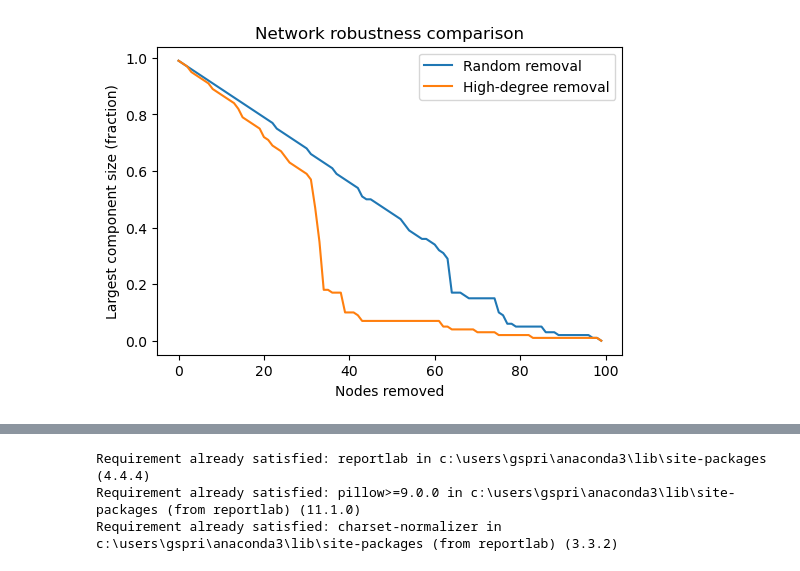
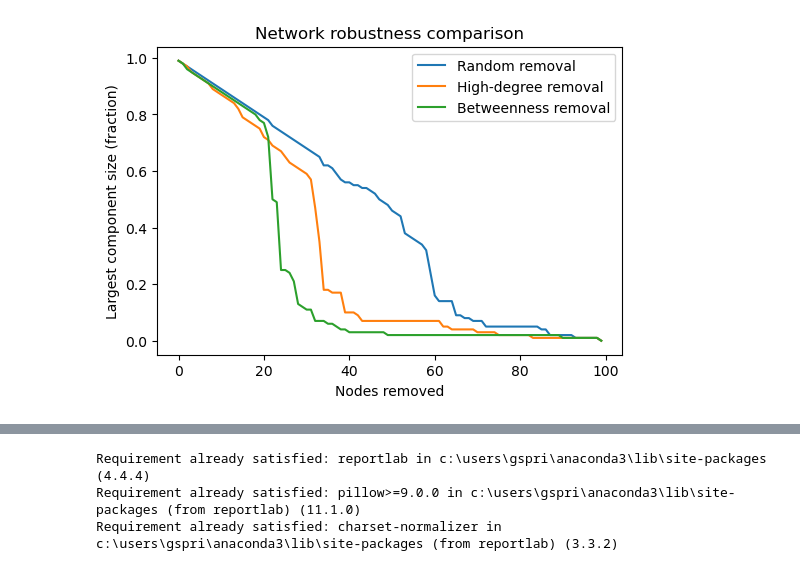
Before and after one commit to GVN8R/network-resilience, a Jupyter notebook: notebooks/01_network_resilience.ipynb, the cells around one changed output, grey strips where cells are left out. Drawn from its saved outputs; the diff is of its cells as text; code cells hidden in the pictures.

```diff
--- a/notebooks/01_network_resilience.ipynb
+++ b/notebooks/01_network_resilience.ipynb
@@ -72,17 +97,19 @@ def simulate_removal(G, strategy="random"):
 # %%
 # Test random vs degree-based removal
 random_curve = simulate_removal(G, strategy="random")
 degree_curve = simulate_removal(G, strategy="degree")
+betweenness_curve = simulate_removal(G, strategy="betweenness")
 
 plt.plot(random_curve, label="Random removal")
 plt.plot(degree_curve, label="High-degree removal")
+plt.plot(betweenness_curve, label="Betweenness removal")
 plt.xlabel("Nodes removed")
 plt.ylabel("Largest component size (fraction)")
 plt.legend()
 plt.title("Network robustness comparison")
 plt.show()
 # %% [output]
-[figure, old version]
+[figure, new version]
 # %%
 # Add graph generaters with new graph types
 
```
Also changed, not shown: parts of 8 cells of this notebook.
